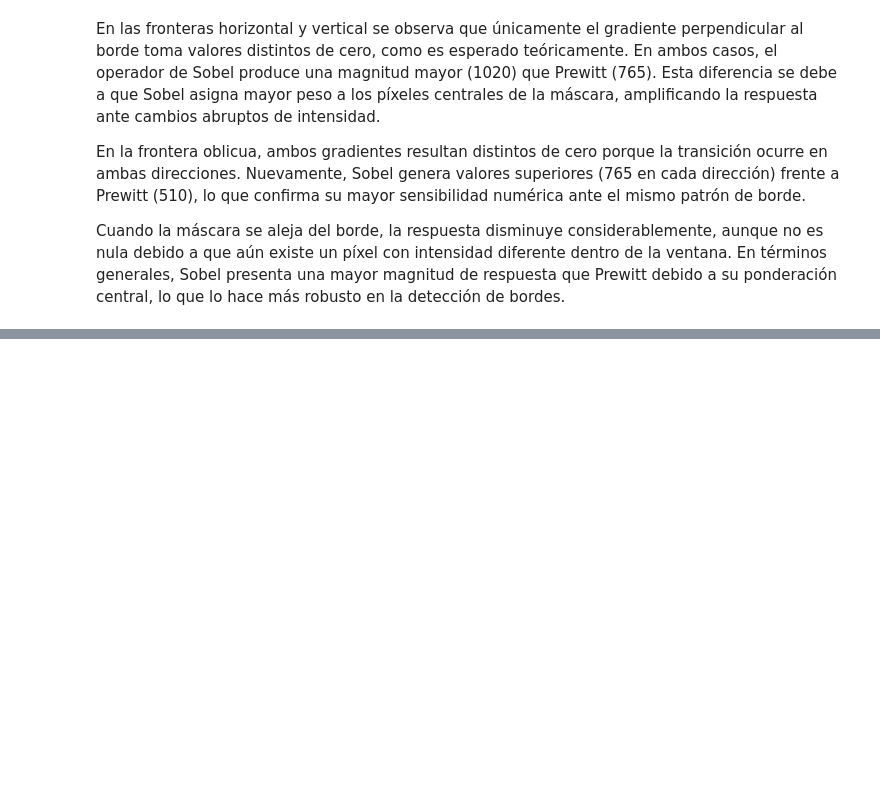
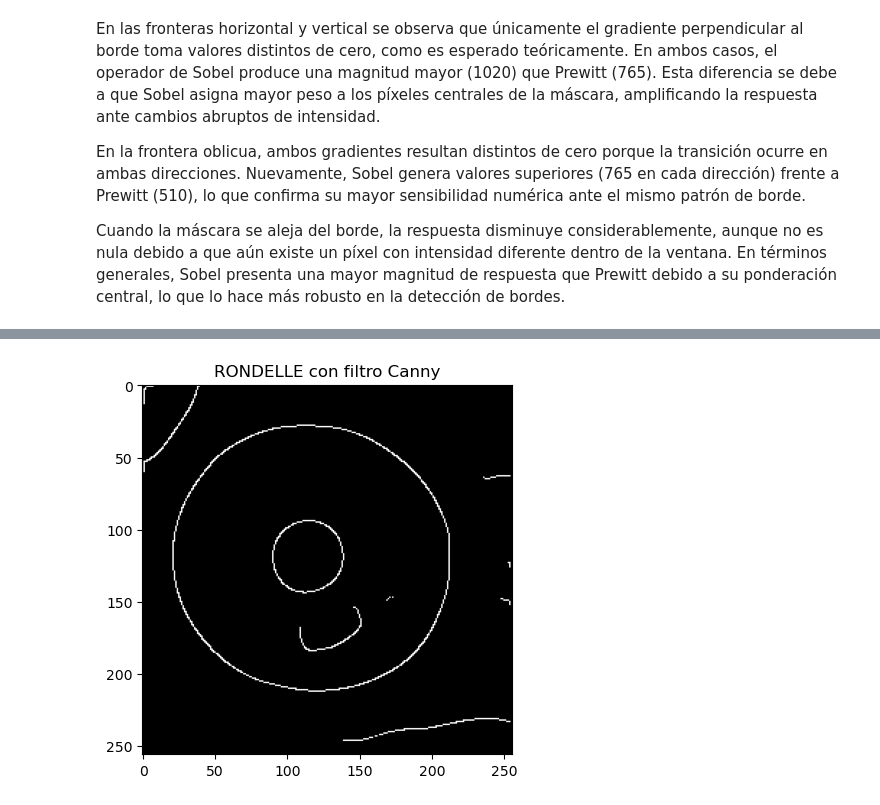
Before and after one commit to ImagenesYVision/Taller4, a Jupyter notebook: Taller4.ipynb, the cells around one changed output, grey strips where cells are left out. Cells and saved outputs as stored; diff of their text form; code cells hidden in the pictures; blank space fills up the shorter version.

```diff
--- a/Taller4.ipynb
+++ b/Taller4.ipynb
@@ -240,0 +297,7 @@ Cuando la máscara se aleja del borde, la respuesta disminuye considerablemente,
+# %%
+rondelle_candy = canny(rondelle, sigma=10, low_threshold=0, high_threshold=1)
+plt.imshow(rondelle_candy, cmap='gray')
+plt.title('RONDELLE con filtro Canny')
+plt.show()
+# %% [output]
+[figure, added]
```
Also changed, not shown: parts of 15 cells of this notebook.
